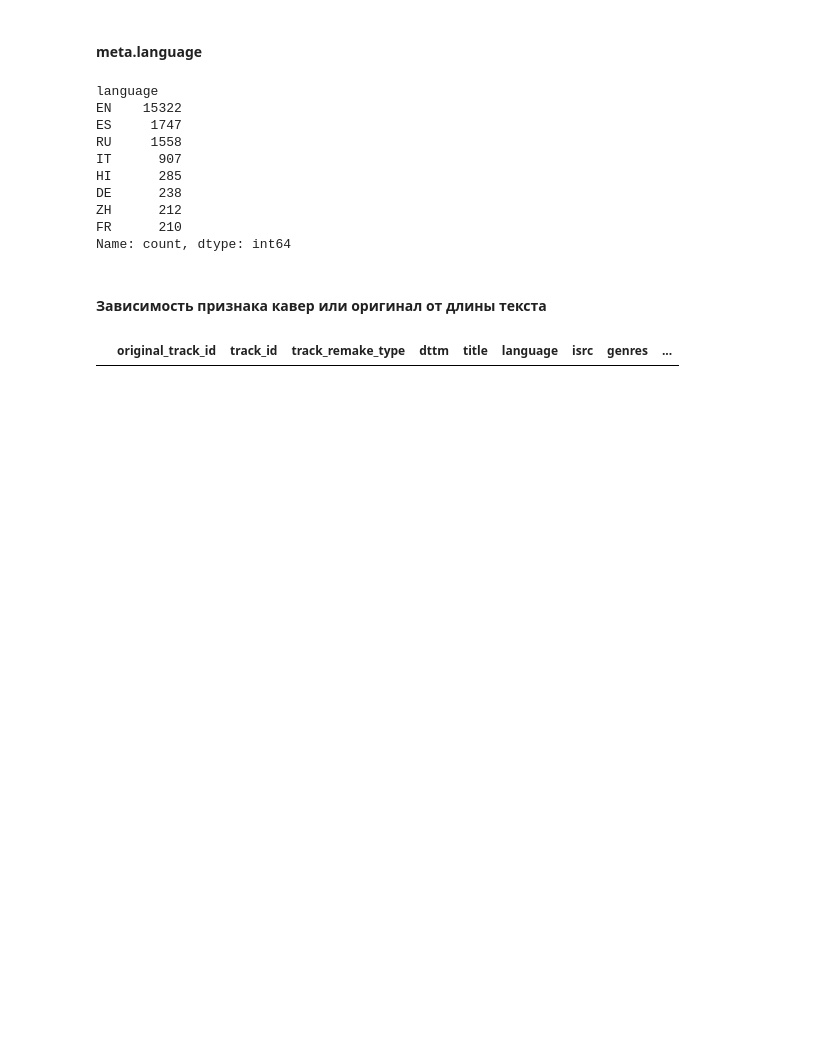
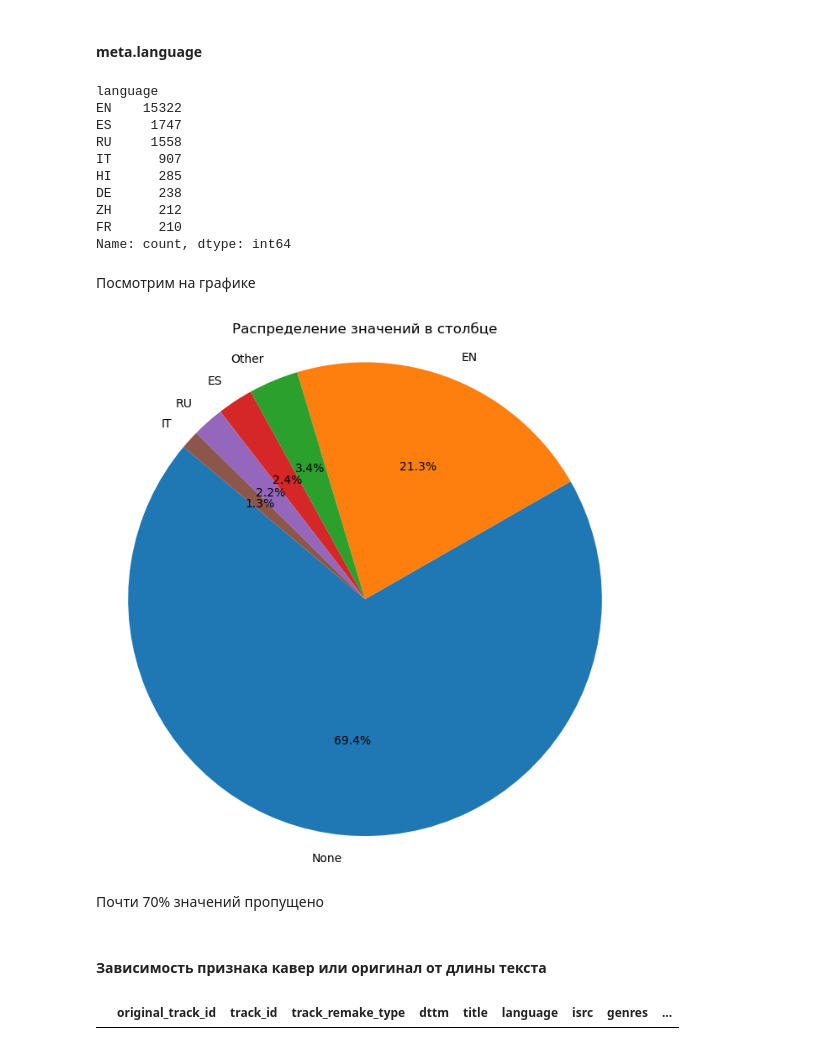
Before and after one commit to EkaterinaIII/Y_Music_NLP, a Jupyter notebook: y_music.ipynb, the cells around one changed output. Cells and saved outputs as stored; diff of their text form; code cells hidden in the pictures; blank space fills up the shorter version.

```diff
--- a/y_music.ipynb
+++ b/y_music.ipynb
@@ -374,6 +464,14 @@ DE      238
 ZH      212
 FR      210
 Name: count, dtype: int64
+# %% [markdown]
+Посмотрим на графике
+# %%
+plot_pie_chart(meta.language, 0.01, dropna=False)
+# %% [output]
+[figure, added]
+# %% [markdown]
+Почти 70% значений пропущено
 # %% [markdown]
 #### Зависимость признака кавер или оригинал от длины текста
 # %%
```
Also changed, not shown: parts of 26 cells of this notebook.
